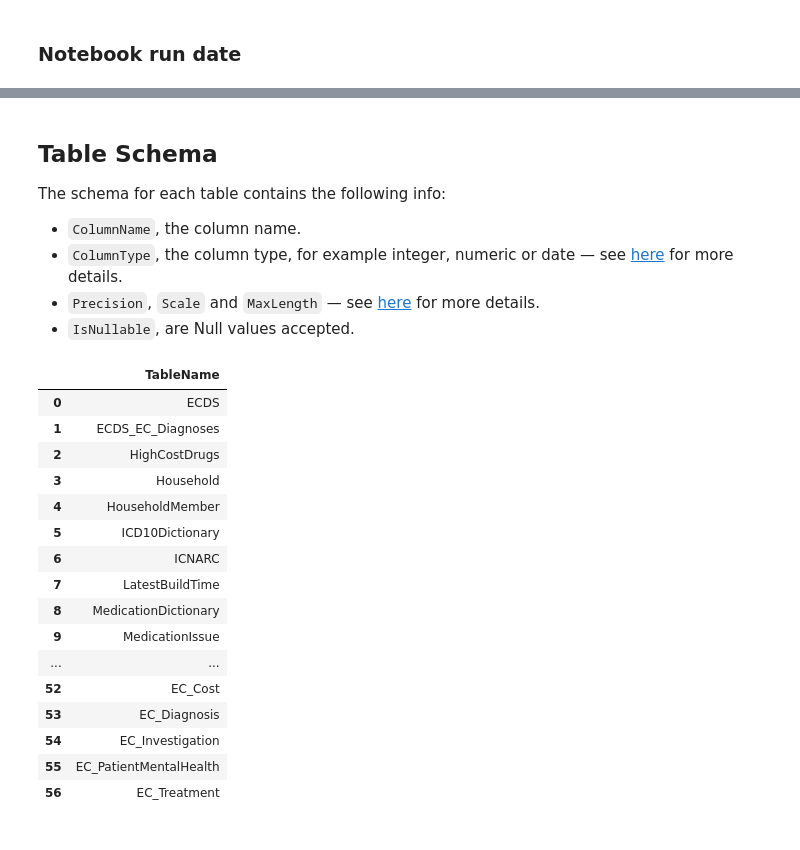
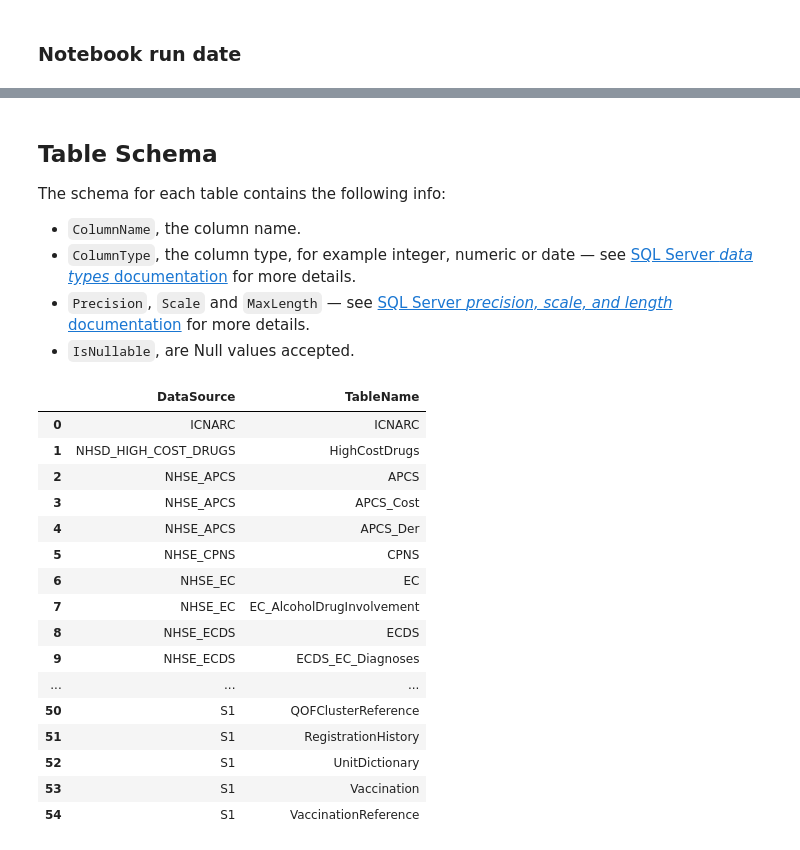
Before and after one commit to opensafely/database-notebooks, a Jupyter notebook: notebooks/database-schema.ipynb, the cells around one changed output, grey strips where cells are left out. Saved outputs shown, nothing was run; the diff lists cells and outputs as text; code cells hidden in the pictures.

```diff
--- a/notebooks/database-schema.ipynb
+++ b/notebooks/database-schema.ipynb
@@ -58,29 +58,31 @@ This notebook was run on 2021-01-06.  The information below reflects the state o
 The schema for each table contains the following info:
 
 * `ColumnName`, the column name.
-* `ColumnType`, the column type, for example integer, numeric or date &mdash; see [here](https://docs.microsoft.com/en-us/sql/t-sql/data-types/data-types-transact-sql) for more details.
-* `Precision`, `Scale` and `MaxLength` &mdash; see [here](https://docs.microsoft.com/en-us/sql/t-sql/data-types/precision-scale-and-length-transact-sql) for more details.
+* `ColumnType`, the column type, for example integer, numeric or date &mdash; see [SQL Server _data types_ documentation](https://docs.microsoft.com/en-us/sql/t-sql/data-types/data-types-transact-sql) for more details.
+* `Precision`, `Scale` and `MaxLength` &mdash; see [SQL Server _precision, scale, and length_ documentation](https://docs.microsoft.com/en-us/sql/t-sql/data-types/precision-scale-and-length-transact-sql) for more details.
 * `IsNullable`, are Null values accepted.
 # %%
-display(table_schema[['TableName']].drop_duplicates().reset_index(drop=True).style.set_properties(**{'text-align': 'left'}))
+table_names = table_schema[['DataSource', 'TableName']].drop_duplicates().sort_values(['DataSource', 'TableName'])
+table_names = table_names[table_names['DataSource']!=""]
+display(table_names.reset_index(drop=True).style.set_properties(**{'text-align': 'left'}))
 # %% [output]
-|  | TableName |
-| 0 | ECDS |
-| 1 | ECDS_EC_Diagnoses |
-| 2 | HighCostDrugs |
-| 3 | Household |
-| 4 | HouseholdMember |
-| 5 | ICD10Dictionary |
-| 6 | ICNARC |
-| 7 | LatestBuildTime |
-| 8 | MedicationDictionary |
-| 9 | MedicationIssue |
-| ... | ... |
-| 52 | EC_Cost |
-| 53 | EC_Diagnosis |
-| 54 | EC_Investigation |
-| 55 | EC_PatientMentalHealth |
-| 56 | EC_Treatment |
+|  | DataSource | TableName |
+| 0 | ICNARC | ICNARC |
+| 1 | NHSD_HIGH_COST_DRUGS | HighCostDrugs |
+| 2 | NHSE_APCS | APCS |
+| 3 | NHSE_APCS | APCS_Cost |
+| 4 | NHSE_APCS | APCS_Der |
+| 5 | NHSE_CPNS | CPNS |
+| 6 | NHSE_EC | EC |
+| 7 | NHSE_EC | EC_AlcoholDrugInvolvement |
+| 8 | NHSE_ECDS | ECDS |
+| 9 | NHSE_ECDS | ECDS_EC_Diagnoses |
+| ... | ... | ... |
+| 50 | S1 | QOFClusterReference |
+| 51 | S1 | RegistrationHistory |
+| 52 | S1 | UnitDictionary |
+| 53 | S1 | Vaccination |
+| 54 | S1 | VaccinationReference |
 # %%
 pd.set_option('display.max_columns', None)
 
```
Also changed, not shown: parts of 3 cells of this notebook, 1 other file.
